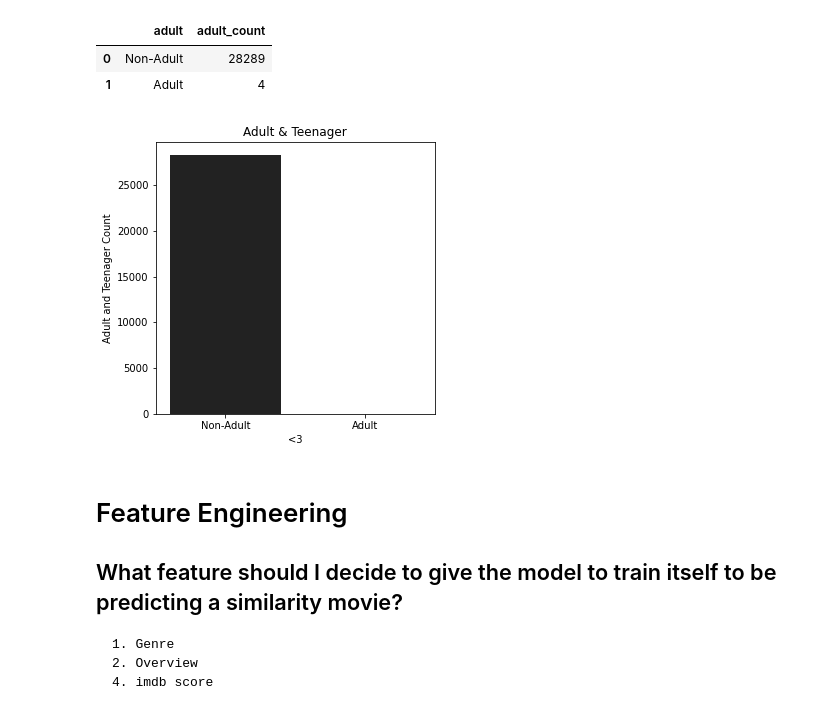
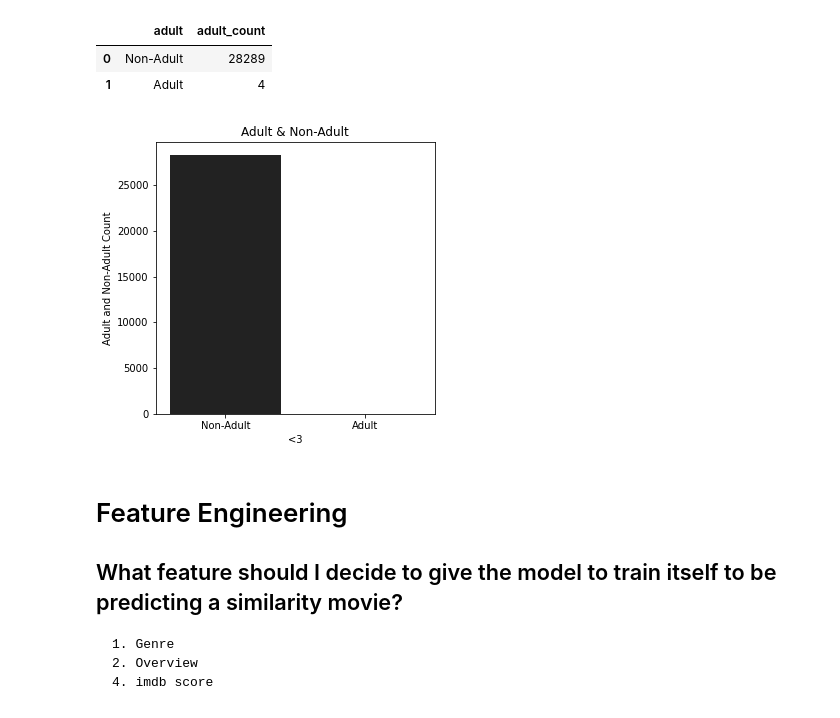
Before and after one commit to salenewOrld/netflix-movies-suggestion, a Jupyter notebook: Final/Untitled3.ipynb, the cells around one changed output. Drawn from its saved outputs; the diff is of its cells as text; code cells hidden in the pictures.

```diff
--- a/Final/Untitled3.ipynb
+++ b/Final/Untitled3.ipynb
@@ -544,11 +561,11 @@ adult_df
 # %%
 plt.figure(figsize = (5, 5))
 sns.barplot(data=adult_df, x='adult', y='adult_count',color="#222")
-plt.ylabel("Adult and Teenager Count")
+plt.ylabel("Adult and Non-Adult Count")
 plt.xlabel("<3")
-plt.title("Adult & Teenager");
+plt.title("Adult & Non-Adult");
 # %% [output]
-[figure, old version]
+[figure, new version]
 # %% [markdown]
 # Feature Engineering
 ## What feature should I decide to give the model to train itself to be predicting a similarity movie?
```
Also changed, not shown: parts of 17 cells of this notebook.
